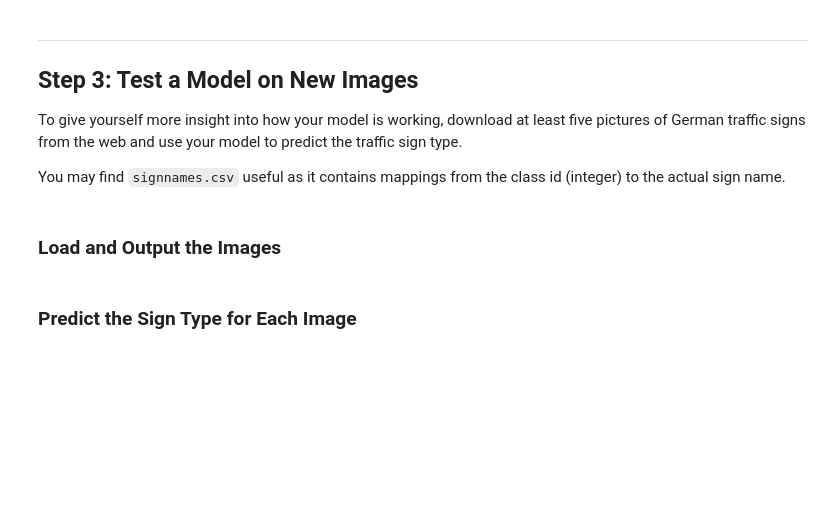
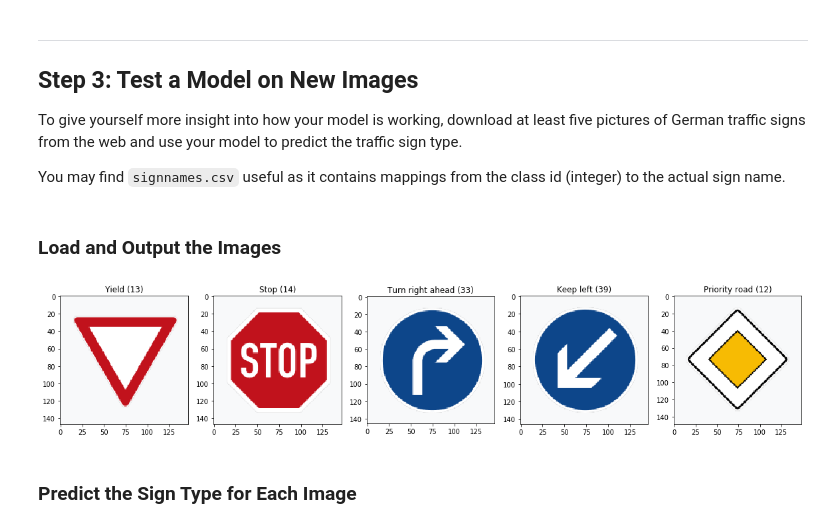
Before and after one commit to UmbrellaSampler/carnd-term1-2_traffic_sign_classifier, a Jupyter notebook: Traffic_Sign_Classifier.ipynb, the cells around one changed output. Cells and saved outputs as stored; diff of their text form; code cells hidden in the pictures; blank space fills up the shorter version.

```diff
--- a/Traffic_Sign_Classifier.ipynb
+++ b/Traffic_Sign_Classifier.ipynb
@@ -183,7 +193,7 @@ def grayScale(images):
     return output
 
 def normalize(images):
-    return (images.astype(float)-128)/128
+    return (images.astype(np.float32)-128)/128
 
 def preprocess(images):
     return normalize(grayScale(images))
@@ -403,3 +393,33 @@ You may find `signnames.csv` useful as it contains mappings from the class id (i
+# %%
+### Load the images and plot them here.
+### Feel free to use as many code cells as needed.
+import cv2
+
+def readImage(name):
+    return cv2.cvtColor(cv2.imread(name), cv2.COLOR_BGR2RGB)
+
+img_yield = readImage("./traffic-signs-data/Yield.PNG")
+
+img_stop = readImage("./traffic-signs-data/Stop.PNG")
+
+img_turn_right = readImage("./traffic-signs-data/TurnRight.PNG")
+
+img_keep_left = readImage("./traffic-signs-data/KeepLeft.PNG")
+
+img_prio_road = readImage("./traffic-signs-data/PriorityRoad.PNG")
+
+feature_data = [img_yield, img_stop, img_turn_right, img_keep_left, img_prio_road]
+label_data = [13, 14, 33, 39, 12]
+
+# plot images
+fig, axes = plt.subplots(1, 5, figsize=(20, 5))
+axes = axes.ravel()
+for i in range(5):
+    plt.sca(axes[i])
+    plt.imshow(feature_data[i])
+    plt.title(labels[label_data[i]] + " ("+ str(label_data[i]) +")")
+# %% [output]
+[figure, added]
 # %% [markdown]
 ### Predict the Sign Type for Each Image
 # %%
```
Also changed, not shown: parts of 6 cells of this notebook, 5 other files.
